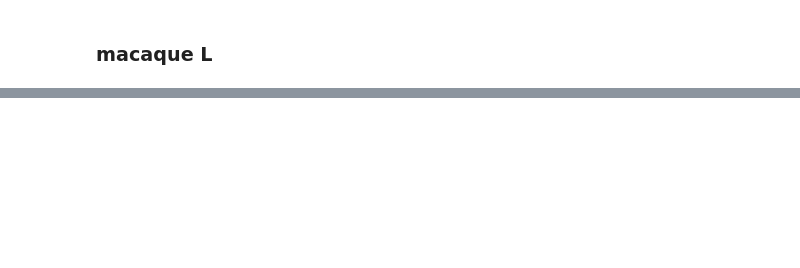
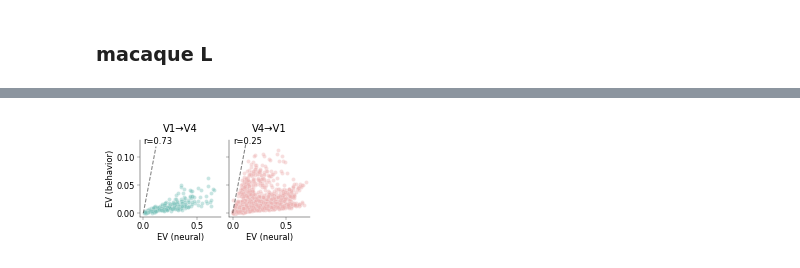
Before and after one commit to 4sdch/Trial-by-trial-inter-areal-interactions-in-visual-cortex, a Jupyter notebook: fig_scripts/beh_contrib_plot.ipynb, the cells around one changed output, grey strips where cells are left out. Cells and saved outputs as stored; diff of their text form; code cells hidden in the pictures; blank space fills up the shorter version.

```diff
--- a/fig_scripts/beh_contrib_plot.ipynb
+++ b/fig_scripts/beh_contrib_plot.ipynb
@@ -282,25 +327,36 @@ plt.show()
 # %%
 # Fig Supp 10F
 
 # plot correlations between EV and EV(behavior) for L23 and L4
 colors = {'V4': '#73BFB7',
 		  'V1': '#EDAEAE'}
 colors = {'V1→V4': '#73BFB7',
 		  'V4→V1': '#EDAEAE'}
 fontsize=6
 fig, axes = plt.subplots(1,2, figsize=(2.2,1), sharey=True, sharex=True)
 for ax, dir in zip(axes.flatten(), monkey_df['Direction'].unique()):
 	sns.scatterplot(x='EV', data=monkey_df[(monkey_df['Direction']==dir)&(monkey_df['control_shuffle']==False)], y='EV (behavior)', ax=ax,
 					color=colors[dir], s=fontsize*1.3, alpha=0.4)
 	ax.tick_params(axis='both', labelsize=fontsize, width=0.2, length=2.5, pad=1)
 	ax.set_ylabel(ax.get_ylabel(), fontsize=fontsize, labelpad=1)
 	ax.set_xlabel('EV (neural)', fontsize=fontsize, labelpad=1)
 	ax.set_title(dir, fontsize=fontsize*1.2)
 	ax.spines[:].set_linewidth(0.3)
 	sns.despine()
 	# plot corr value on top
 	corr = monkey_df[(monkey_df['Direction']==dir)&(monkey_df['control_shuffle']==False)]['EV'].corr(monkey_df[(monkey_df['Direction']==dir)&(monkey_df['control_shuffle']==False)]['EV (behavior)'])
-	ax.text(0.05, 0.85, f'r={corr:.2f}', transform=ax.transAxes, fontsize=fontsize)
+	ax.text(0.05, 0.95, f'r={corr:.2f}', transform=ax.transAxes, fontsize=fontsize)
+
+for ax in axes.flatten():
+	xmin, xmax = ax.get_xlim()
+	ymin, ymax = ax.get_ylim()
+	low  = 0
+	high = min(xmax, ymax)
+
+	ax.plot([low, high], [low, high], linestyle='--', linewidth=0.75, color='k', alpha=0.5)
+
 plt.subplots_adjust(wspace=0.1)
 if save_figs is True:
 	fig.savefig(os.path.join(temp_fig_dir, f'R2.4_behavior_monkey_EV_correlation_V4_V1.pdf'),  dpi=300, bbox_inches='tight', transparent=True)
+# %% [output]
+[figure, added]
```
Also changed, not shown: parts of 9 cells of this notebook, 9 other files.
